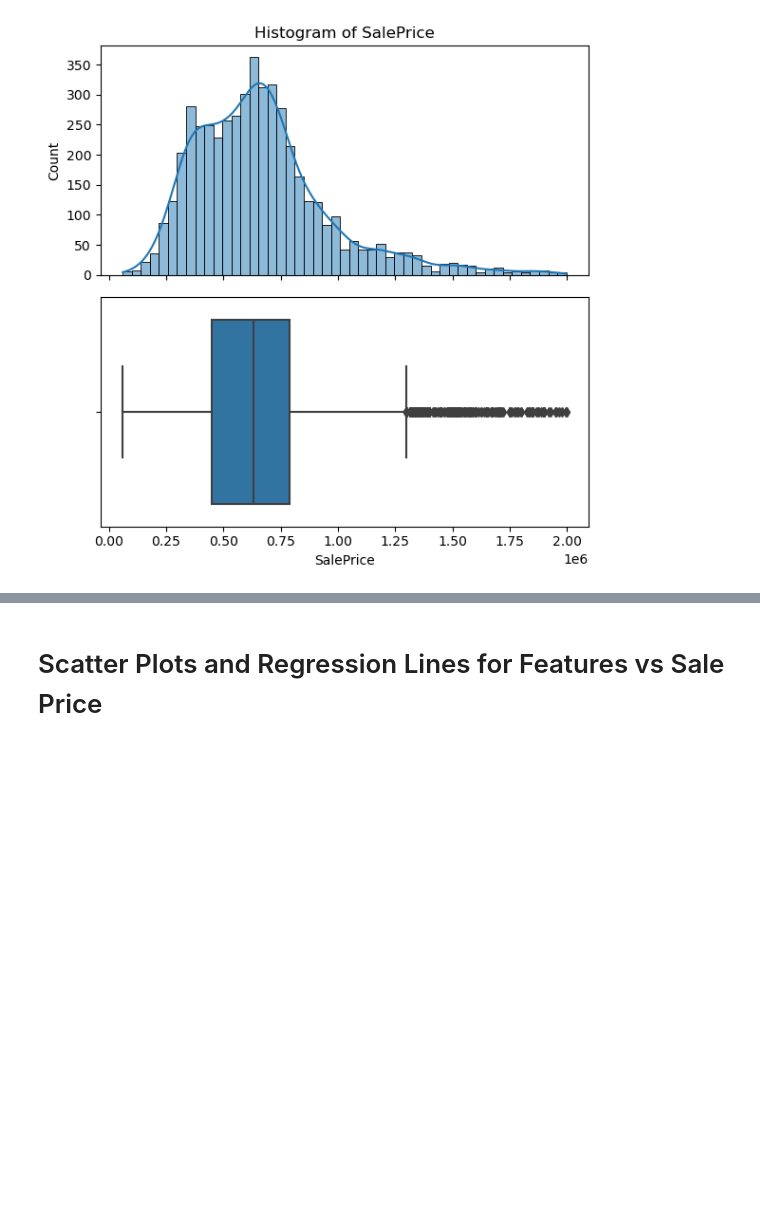
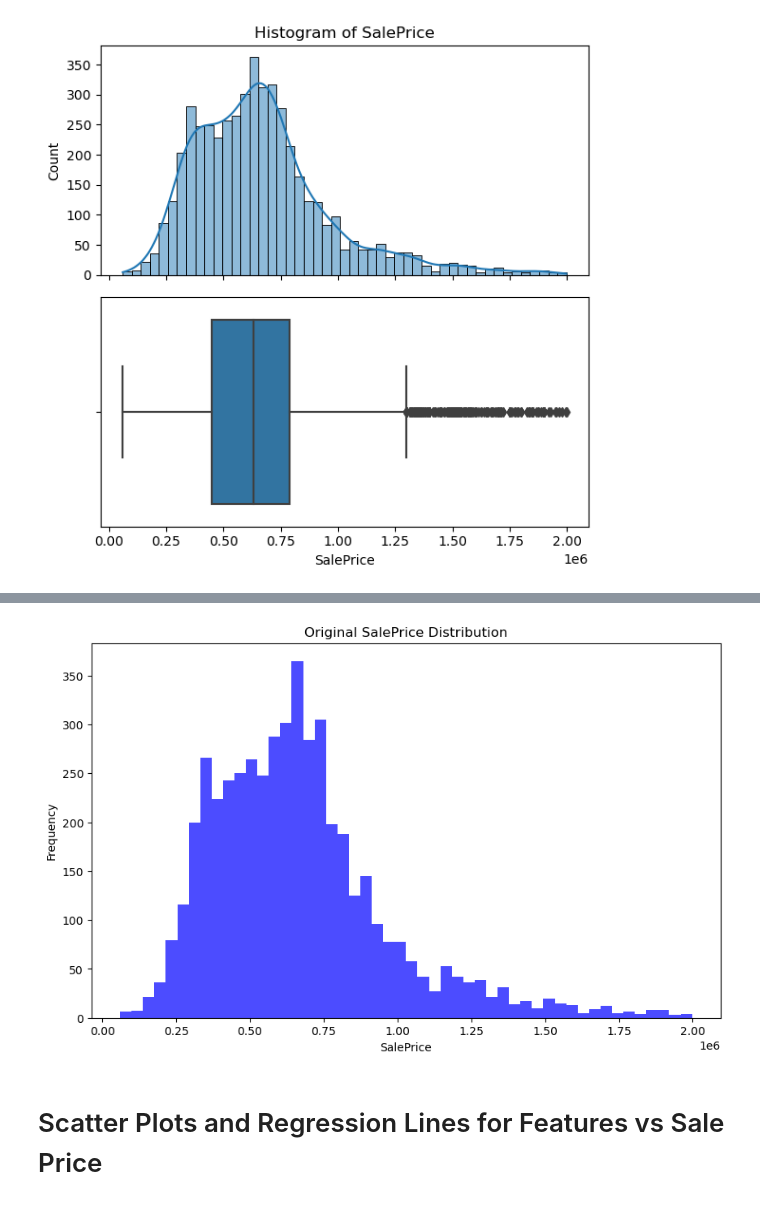
Before and after one commit to shintaronakamura28/Housing_sale_price_prediction, a Jupyter notebook: analysis_using_top_features.ipynb, the cells around one changed output, grey strips where cells are left out. Cells and saved outputs as stored; diff of their text form; code cells hidden in the pictures; blank space fills up the shorter version.

```diff
--- a/analysis_using_top_features.ipynb
+++ b/analysis_using_top_features.ipynb
@@ -274,6 +274,16 @@ plt.show()
 - The distribution of sale prices is right-skewed, meaning that most of the sale prices are concentrated on the lower end, with a long tail extending to the right.
 - There is a peak around $500,000, indicating that this price range has the highest frequency of sales.
 - The highest frequency of sale prices falls between $400,000 and $600,000, indicating that most houses are sold within this range.
+# %%
+# Plot the original distribution of SalePrice
+plt.figure(figsize=(10, 6))
+plt.hist(df['SalePrice'], bins=50, color='blue', alpha=0.7)
+plt.title('Original SalePrice Distribution')
+plt.xlabel('SalePrice')
+plt.ylabel('Frequency')
+plt.show()
+# %% [output]
+[figure, added]
 # %% [markdown]
 # Scatter Plots and Regression Lines for Features vs Sale Price
 # %%
```
Also changed, not shown: parts of 9 cells of this notebook.
